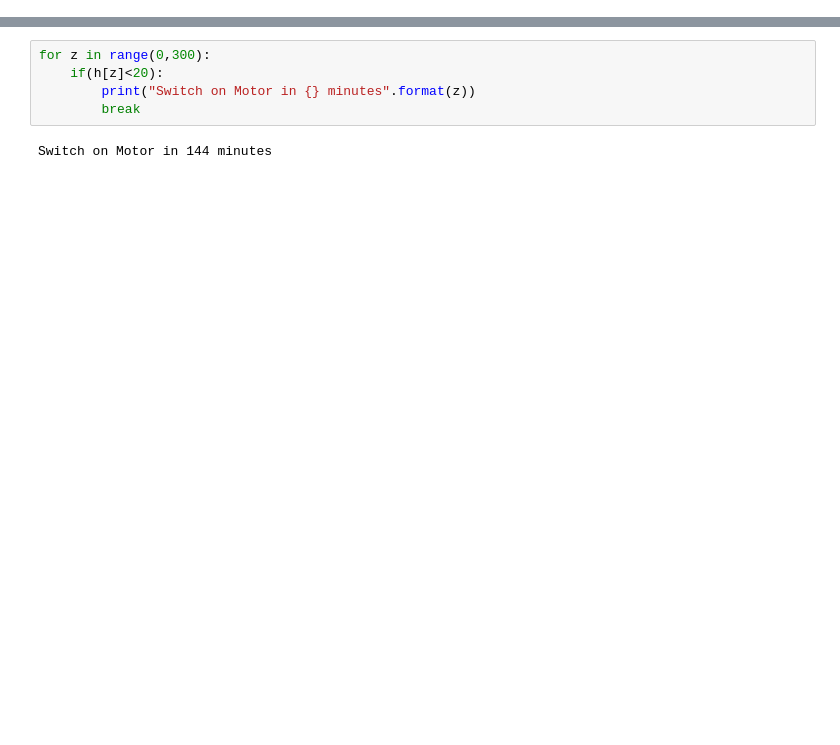
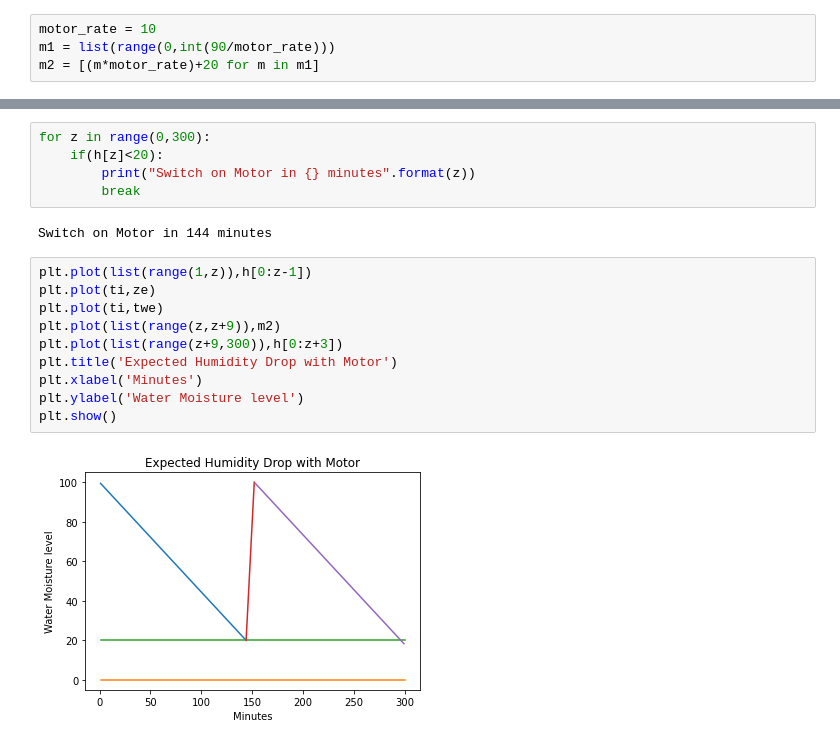
Before and after one commit to abphilip-vit/CollegeP3, a Jupyter notebook: Final.ipynb, the cells around one changed output, grey strips where cells are left out. Cells and saved outputs as stored; diff of their text form; blank space fills up the shorter version.

```diff
--- a/Final.ipynb
+++ b/Final.ipynb
@@ -193,3 +193,7 @@ al2
 | 9 | 0.4751 | 0.47058 | 0.497378 | 0.550609 | 0.550736 | 0.4790 | 0.471687 |
 # %% [markdown]
 ### Application
+# %%
+motor_rate = 10
+m1 = list(range(0,int(90/motor_rate)))
+m2 = [(m*motor_rate)+20 for m in m1]
@@ -219,3 +231,15 @@ for z in range(0,300):
         break
 # %% [output]
 Switch on Motor in 144 minutes
+# %%
+plt.plot(list(range(1,z)),h[0:z-1])
+plt.plot(ti,ze)
+plt.plot(ti,twe)
+plt.plot(list(range(z,z+9)),m2)
+plt.plot(list(range(z+9,300)),h[0:z+3])
+plt.title('Expected Humidity Drop with Motor')
+plt.xlabel('Minutes')
+plt.ylabel('Water Moisture level')
+plt.show()
+# %% [output]
+[figure, added]
```
Also changed, not shown: parts of 3 cells of this notebook.
